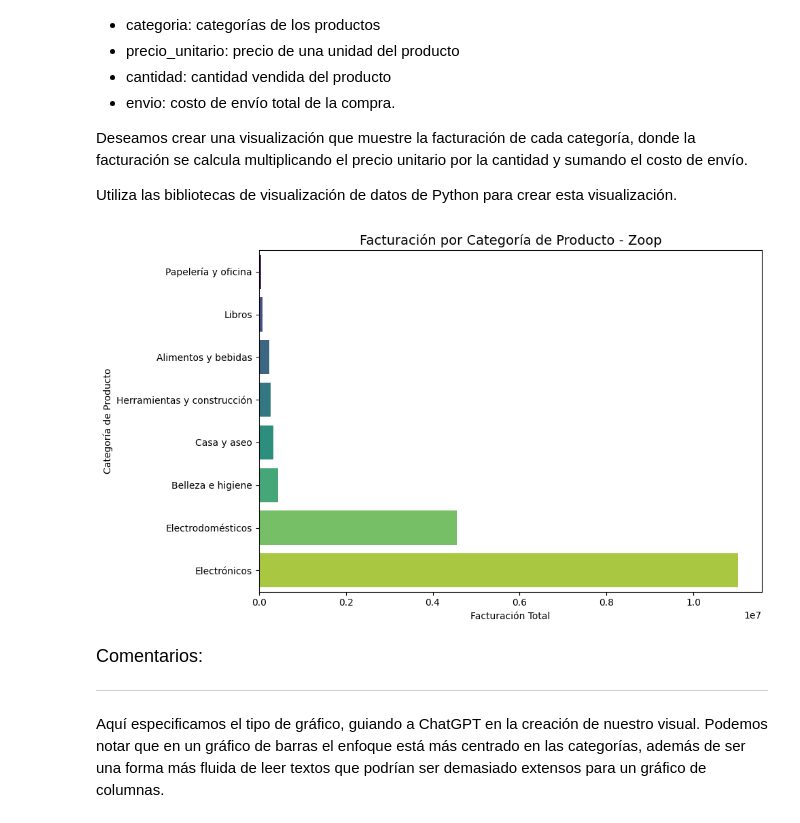
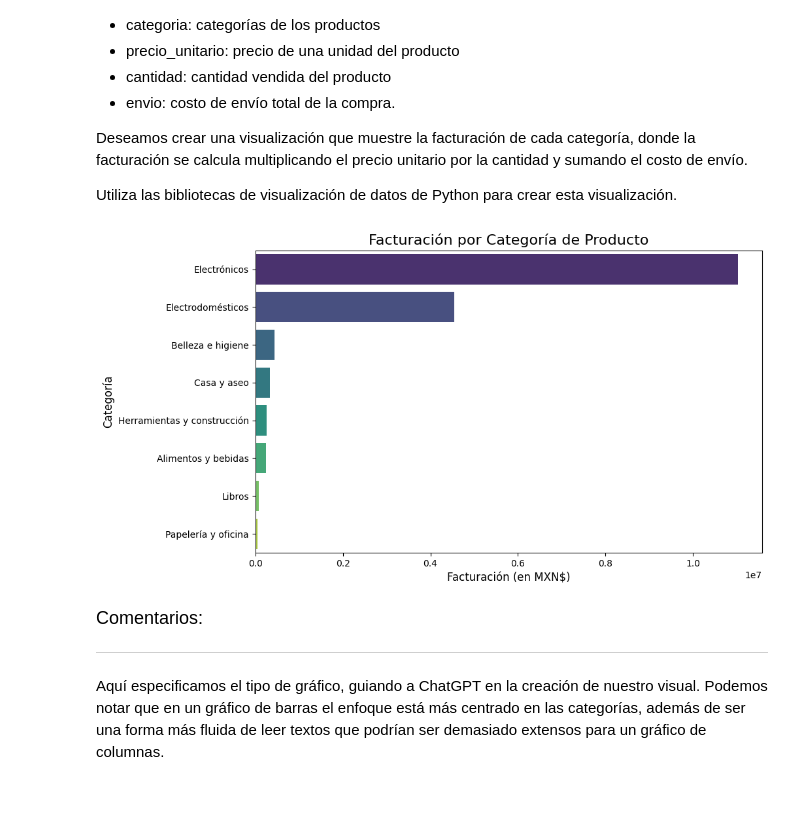
Before and after one commit to Goyo0117970/IA-en-la-ciencia-de-datos, a Jupyter notebook: IA_aplicada_a_ciencia_de_datos.ipynb, the cells around one changed output. Cells and saved outputs as stored; diff of their text form; code cells hidden in the pictures; blank space fills up the shorter version.

```diff
--- a/IA_aplicada_a_ciencia_de_datos.ipynb
+++ b/IA_aplicada_a_ciencia_de_datos.ipynb
@@ -279,0 +241,13 @@ df.head()
+# %%
+# Supongamos que ya tenemos los DataFrames 'clientes' y 'ventas' cargados
+
+# 1. Unir los DataFrames 'clientes' y 'ventas' utilizando 'ID_compra' como llave
+df = pd.merge(ventas, clientes, on='ID_compra', how='inner')
+
+# 2. Organizar las columnas en el orden deseado
+df = df[['ID_compra', 'fecha', 'horario', 'categoria', 'precio_unitario', 'cantidad', 'envio',
+          'metodo_pago', 'ID_cliente', 'edad', 'sexo_biologico', 'ciudad', 'estado',
+          'region', 'cashback', 'nota']]
+
+# 3. Mostrar las primeras filas del DataFrame unificado
+df.head()
@@ -306,5 +287,3 @@ Las columnas de "df" son:
 El objetivo es abstraer y buscar relaciones para construir visualizaciones interesantes para el análisis de los datos de los clientes y ventas de Zoop.
 
 Con base en la información proporcionada, ¿qué tipos de visualizaciones serían útiles para alcanzar el objetivo de analizar los datos?
-# %%
-df['mes'] = df['fecha'].dt.to_period('M')
@@ -343,5 +289,0 @@ dtype: int64
-# %%
-df['mes'] = df['fecha'].dt.to_period('M')
-df['valor_total'] = df['precio_unitario'] * df['cantidad'] + df['envio']
-df['ticket_medio'] = df['valor_total'] / df['cantidad']
-df['hora'] = pd.to_datetime(df['horario']).dt.hour
@@ -492,26 +433,28 @@ Deseamos crear una visualización que muestre la facturación de cada categoría
 
 Utiliza las bibliotecas de visualización de datos de Python para crear esta visualización.
 # %%
-# Paso 1: Calcular la facturación por fila
-df['facturacion'] = df['precio_unitario'] * df['cantidad'] + df['envio']
+# 1. Calcular la facturación para cada compra
+df['facturacion'] = (df['precio_unitario'] * df['cantidad']) + df['envio']
 
-# Paso 2: Agrupar por categoría y sumar la facturación
-facturacion_categoria = df.groupby('categoria')['facturacion'].sum().sort_values()
+# 2. Agrupar por categoría y sumar la facturación
+facturacion_categoria = df.groupby('categoria')['facturacion'].sum().reset_index()
 
-# Paso 3: Crear gráfico de barras horizontales
+# 3. Ordenar los datos por facturación de mayor a menor
+facturacion_categoria = facturacion_categoria.sort_values(by='facturacion', ascending=False)
+
+# 4. Crear el gráfico de barras horizontales
 plt.figure(figsize=(10, 6))
-sns.barplot(x=facturacion_categoria.values, y=facturacion_categoria.index, palette='viridis', orient='h')
+sns.barplot(x='facturacion', y='categoria', data=facturacion_categoria, palette='viridis',orient='h')
 
-# Títulos y etiquetas
-plt.title('Facturación por Categoría de Producto - Zoop', fontsize=14)
-plt.xlabel('Facturación Total')
-plt.ylabel('Categoría de Producto')
-plt.tight_layout()
+# 5. Añadir etiquetas y título
+plt.title('Facturación por Categoría de Producto', fontsize=16)
+plt.xlabel('Facturación (en MXN$)', fontsize=12)
+plt.ylabel('Categoría', fontsize=12)
 
-# Mostrar gráfico
+# 6. Mostrar el gráfico
 plt.show()
 # %% [output]
-[figure, old version]
+[figure, new version]
 # %% [markdown]
 <font color="7b71ff" size=4> Comentarios: </font>
 
```
Also changed, not shown: parts of 66 cells of this notebook.
